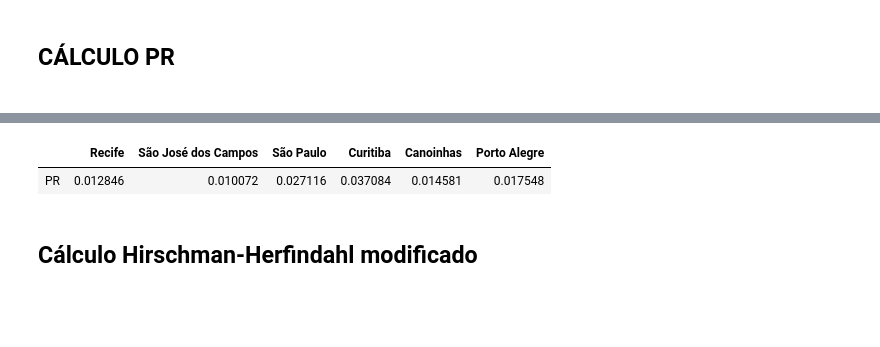
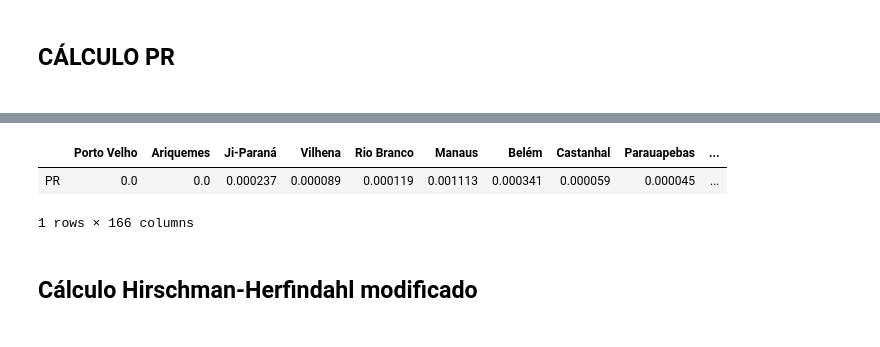
Before and after one commit to Joaosantos3/PCA-Analise-de-Componentes-Principais, a Jupyter notebook: Microrregião-PCA-.ipynb, the cells around one changed output, grey strips where cells are left out. Drawn from its saved outputs; the diff is of its cells as text; code cells hidden in the pictures.

```diff
--- a/Microrregião-PCA-.ipynb
+++ b/Microrregião-PCA-.ipynb
@@ -244,11 +244,12 @@ sns.heatmap(dataPR>0.01,cbar=False)
 # %%
 #fazer backup para uso futuro
-dataPR=dataPR[dataPR['PR']>0.01]
+#dataPR=dataPR[dataPR['PR']>0.01]
 dataPR.T
 #PR's>1:
 # %% [output]
-|  | Recife | São José dos Campos | São Paulo | Curitiba | Canoinhas | Porto Alegre |
-| PR | 0.012846 | 0.010072 | 0.027116 | 0.037084 | 0.014581 | 0.017548 |
+|  | Porto Velho | Ariquemes | Ji-Paraná | Vilhena | Rio Branco | Manaus | Belém | Castanhal | Parauapebas | ... |
+| PR | 0.0 | 0.0 | 0.000237 | 0.000089 | 0.000119 | 0.001113 | 0.000341 | 0.000059 | 0.000045 | ... |
+1 rows × 166 columns
 # %% [markdown]
 <h2>Cálculo Hirschman-Herfindahl modificado <h2>
 # %%
```
Also changed, not shown: parts of 16 cells of this notebook.
